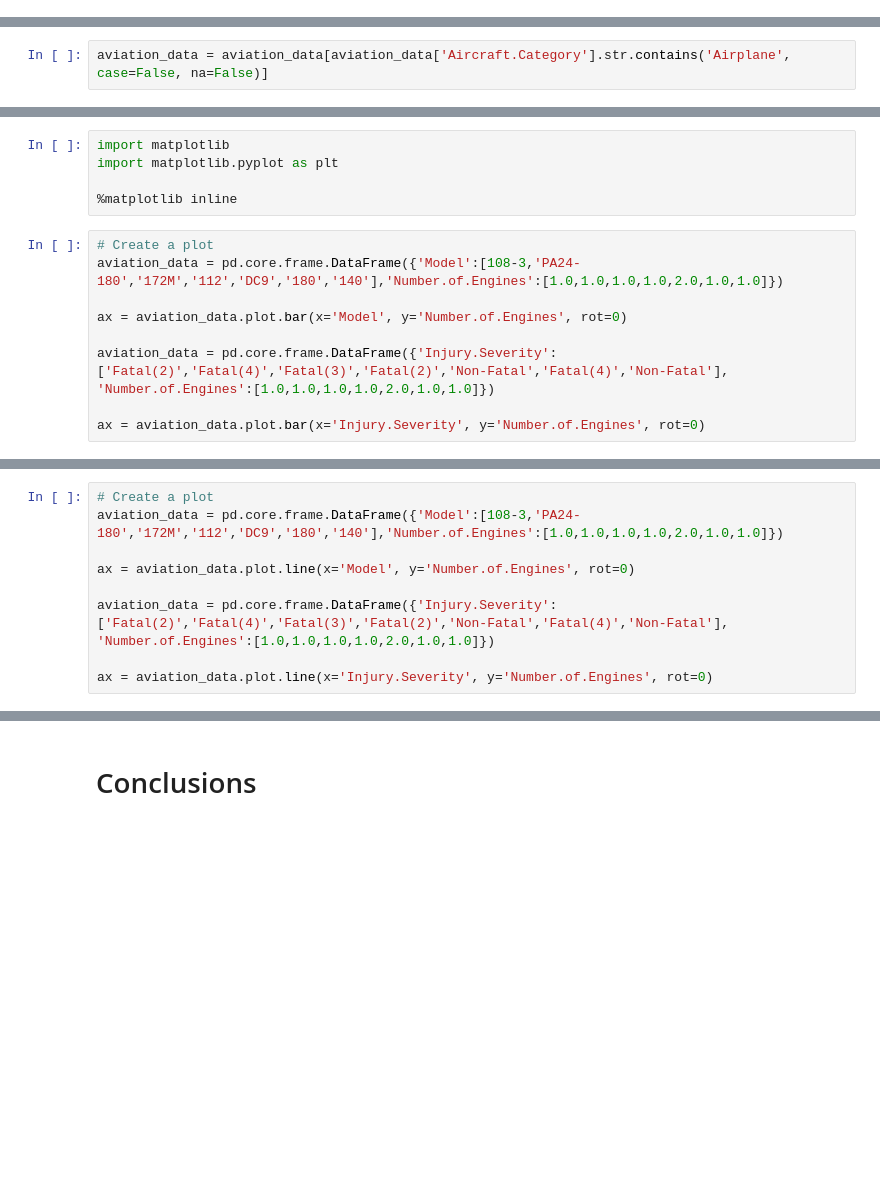
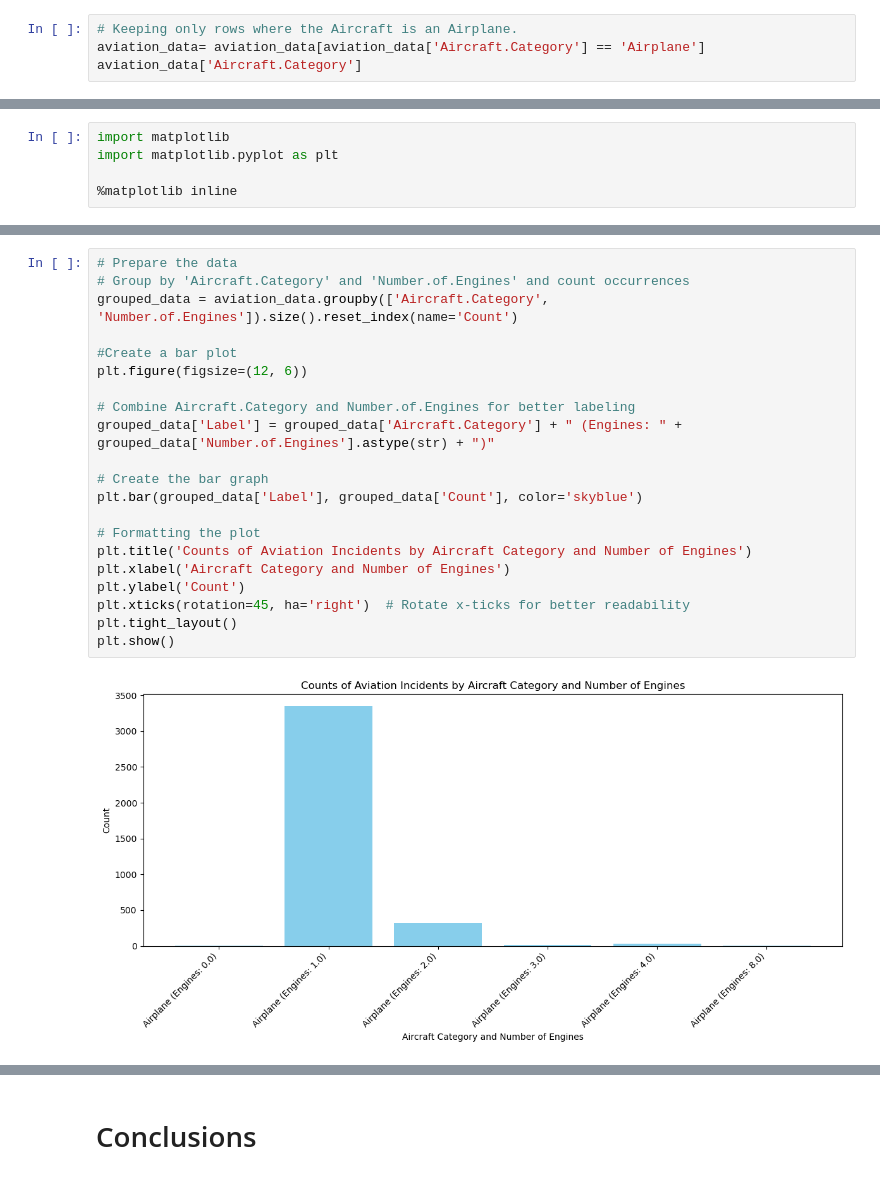
Before and after one commit to BlackXWulf/Aviation-Incidents, a Jupyter notebook: Aviation-Incidents.ipynb, the cells around one changed output, grey strips where cells are left out. Saved outputs shown, nothing was run; the diff lists cells and outputs as text; blank space fills up the shorter version.

```diff
--- a/Aviation-Incidents.ipynb
+++ b/Aviation-Incidents.ipynb
@@ -89,0 +98,4 @@ Index(['Event.Id', 'Investigation.Type', 'Accident.Number', 'Event.Date',
+# %%
+# Keeping only rows where the Aircraft is an Airplane.
+aviation_data= aviation_data[aviation_data['Aircraft.Category'] == 'Airplane']
+aviation_data['Aircraft.Category']
@@ -258,5 +268,3 @@ aviation_data.head()
 | 8 | Cessna | Airplane | 2.0 | Reciprocating |
 | 12 | Bellanca | Airplane | 1.0 | Reciprocating |
 | 14 | Navion | Airplane | 1.0 | Reciprocating |
-# %%
-aviation_data = aviation_data[aviation_data['Aircraft.Category'].str.contains('Airplane', case=False, na=False)]
@@ -306,12 +304,3 @@ import matplotlib
 import matplotlib.pyplot as plt
 
 %matplotlib inline
-# %%
-# Create a plot
-aviation_data = pd.core.frame.DataFrame({'Model':[108-3,'PA24-180','172M','112','DC9','180','140'],'Number.of.Engines':[1.0,1.0,1.0,1.0,2.0,1.0,1.0]})
-
-ax = aviation_data.plot.bar(x='Model', y='Number.of.Engines', rot=0)
-
-aviation_data = pd.core.frame.DataFrame({'Injury.Severity':['Fatal(2)','Fatal(4)','Fatal(3)','Fatal(2)','Non-Fatal','Fatal(4)','Non-Fatal'], 'Number.of.Engines':[1.0,1.0,1.0,1.0,2.0,1.0,1.0]})
-
-ax = aviation_data.plot.bar(x='Injury.Severity', y='Number.of.Engines', rot=0)
@@ -321,9 +306,0 @@ ax = aviation_data.plot.bar(x='Injury.Severity', y='Number.of.Engines', rot=0)
-# %%
-# Create a plot
-aviation_data = pd.core.frame.DataFrame({'Model':[108-3,'PA24-180','172M','112','DC9','180','140'],'Number.of.Engines':[1.0,1.0,1.0,1.0,2.0,1.0,1.0]})
-
-ax = aviation_data.plot.line(x='Model', y='Number.of.Engines', rot=0)
-
-aviation_data = pd.core.frame.DataFrame({'Injury.Severity':['Fatal(2)','Fatal(4)','Fatal(3)','Fatal(2)','Non-Fatal','Fatal(4)','Non-Fatal'], 'Number.of.Engines':[1.0,1.0,1.0,1.0,2.0,1.0,1.0]})
-
-ax = aviation_data.plot.line(x='Injury.Severity', y='Number.of.Engines', rot=0)
@@ -332,0 +307,23 @@ ax = aviation_data.plot.line(x='Injury.Severity', y='Number.of.Engines', rot=0)
+# %%
+# Prepare the data
+# Group by 'Aircraft.Category' and 'Number.of.Engines' and count occurrences
+grouped_data = aviation_data.groupby(['Aircraft.Category', 'Number.of.Engines']).size().reset_index(name='Count')
+
+#Create a bar plot
+plt.figure(figsize=(12, 6))
+
+# Combine Aircraft.Category and Number.of.Engines for better labeling
+grouped_data['Label'] = grouped_data['Aircraft.Category'] + " (Engines: " + grouped_data['Number.of.Engines'].astype(str) + ")"
+
+# Create the bar graph
+plt.bar(grouped_data['Label'], grouped_data['Count'], color='skyblue')
+
+# Formatting the plot
+plt.title('Counts of Aviation Incidents by Aircraft Category and Number of Engines')
+plt.xlabel('Aircraft Category and Number of Engines')
+plt.ylabel('Count')
+plt.xticks(rotation=45, ha='right')  # Rotate x-ticks for better readability
+plt.tight_layout()
+plt.show()
+# %% [output]
+[figure, added]
```
Also changed, not shown: parts of 27 cells of this notebook.
